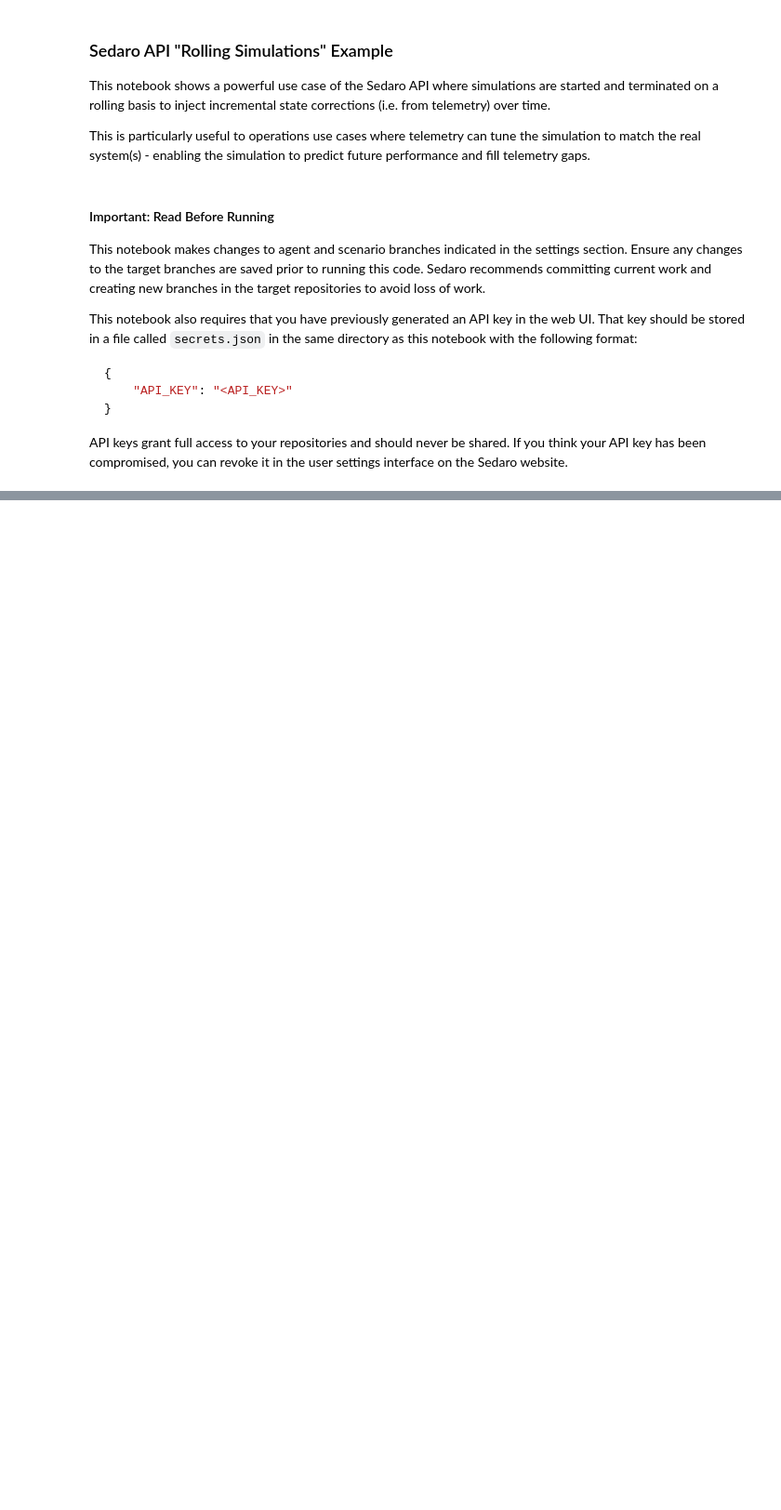
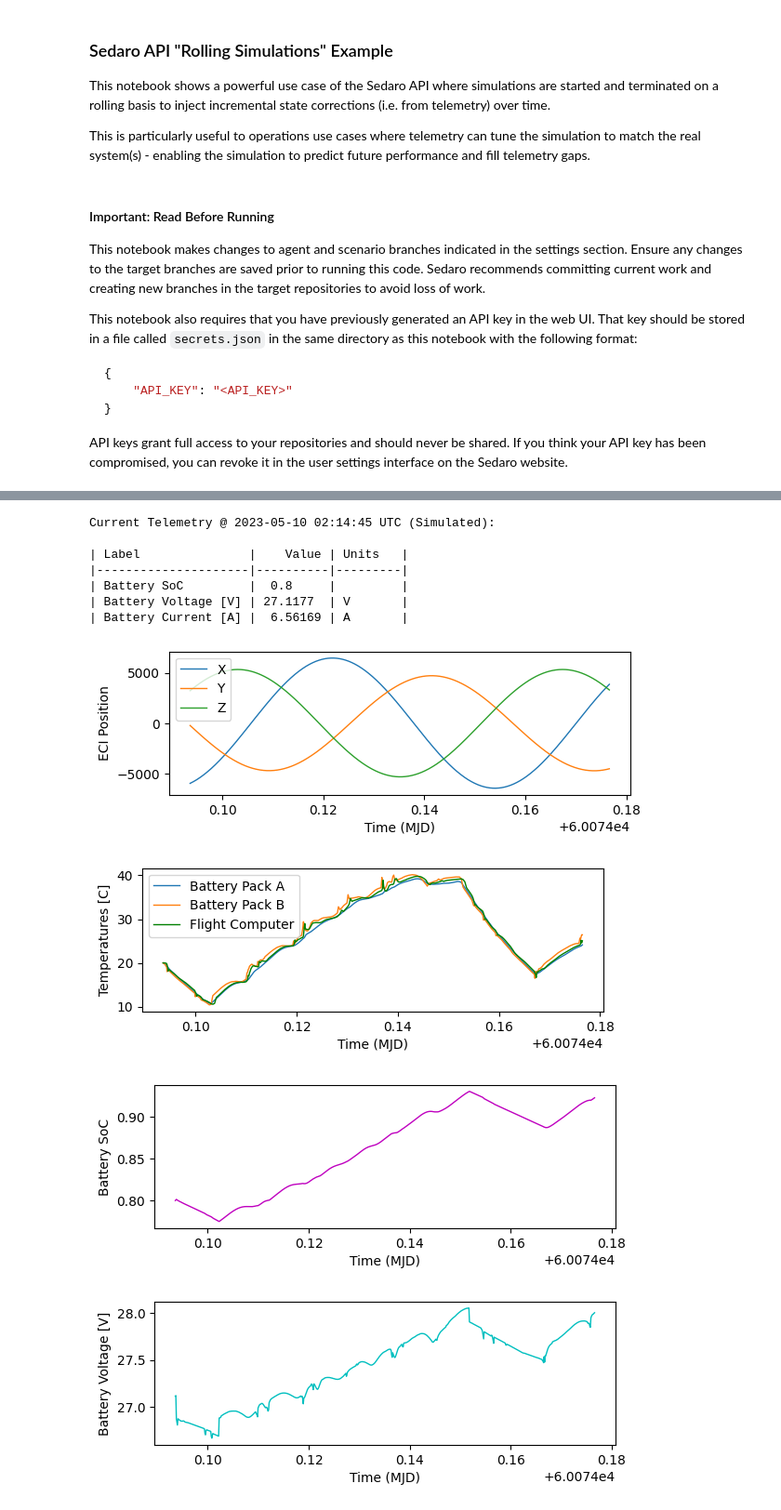
Before and after one commit to sedaro/modsim-notebooks, a Jupyter notebook: rolling_sims.ipynb, the cells around one changed output, grey strips where cells are left out. Shown at 93% size. Saved outputs shown, nothing was run; the diff lists cells and outputs as text; code cells hidden in the pictures; blank space fills up the shorter version.

```diff
--- a/rolling_sims.ipynb
+++ b/rolling_sims.ipynb
@@ -36,3 +40,5 @@ with open('./config.json', 'r') as file:
 AGENT_TEMPLATE_BRANCH_ID = config['AGENT_TEMPLATE_BRANCH_ID']    # ID of the Wildfire vehicle template branch
 SCENARIO_BRANCH_ID = config['SCENARIO_BRANCH_ID']                # ID of the Wildfire scenario template branch
 HOST = config['HOST']                                            # Sedaro instance URL
+WILDFIRE_AGENT_ID = 'NT06aqHUT5djI1_JPAsck'
+WILDFIRE_FLIGHT_COMPUTER_ID = 'NT4VO8jS_HPyoLi2pu1tF'
@@ -81,0 +45,8 @@ Now we will use the API to start the simulation and plot some of the results. Th
+# %%
+# Utils
+
+def now_mjd():
+    return datetime.utcnow().timestamp() / 86400 + 40587
+
+def mjd_to_datetime(mjd):
+    return datetime.utcfromtimestamp(round((mjd - 40587) * 86400))
@@ -81,0 +59,6 @@ Now we will use the API to start the simulation and plot some of the results. Th
+# %%
+# Get latest TLEs from CelesTrak
+response = requests.get('https://celestrak.org/NORAD/elements/gp.php?GROUP=stations&FORMAT=tle')
+iss_tle = '\n'.join(response.text.split('ISS (ZARYA)')[1].split('\r\n')[1:3])
+print('Using TLE:')
+print(iss_tle)
@@ -81,0 +154,52 @@ Now we will use the API to start the simulation and plot some of the results. Th
+# %%
+
+wildfire_results = results.agent('Wildfire')
+root_results = wildfire_results.block('root')
+battery_results = wildfire_results.block(wildfire_battery.id)
+
+now = 60074.093576829524
+
+print(f'Current Telemetry @ {mjd_to_datetime(now)} UTC (Simulated):\n')
+print(tabulate(
+    [
+        ('Battery SoC', battery_results.soc.value_at(now)),
+        ('Battery Voltage [V]', battery_results.voltage.value_at(now), 'V'),
+        ('Battery Current [A]', battery_results.current.value_at(now), 'A'),
+    ],
+    ['Label', 'Value', 'Units'],
+    tablefmt="github"
+))
+
+common = {'linewidth': 1, 'elapsed_time': False, 'height': 2}
+root_results.position.eci.plot(**common, ylabel='ECI Position', label=['X', 'Y', 'Z'])
+for pack in wildfire_battery.packs:
+    wildfire_results.block(pack.id).temperature.degC.plot(
+        **common,
+        show=False,
+        label=pack.name
+    )
+wildfire_results.block(wildfire_flight_computer.id).temperature.degC.plot(
+    **common,
+    ylabel='Temperatures [C]',
+    label=wildfire_flight_computer.name,
+    color='g'
+)
+battery_results.soc.plot(**common, ylabel='Battery SoC', color='m')
+battery_results.voltage.plot(**common, ylabel='Battery Voltage [V]', color='c')
+battery_results.current.plot(**common, ylabel='Battery Current [A]')
+
+# for i in range(1):
+#     display.clear_output(wait=True)
+#     view_results()
+# %% [output]
+Current Telemetry @ 2023-05-10 02:14:45 UTC (Simulated):
+
+| Label               |    Value | Units   |
+|---------------------|----------|---------|
+| Battery SoC         |  0.8     |         |
+| Battery Voltage [V] | 27.1177  | V       |
+| Battery Current [A] |  6.56169 | A       |
+[figure, added]
+[figure, added]
+[figure, added]
+[figure, added]
```
Also changed, not shown: parts of 14 cells of this notebook, 2 other files.
